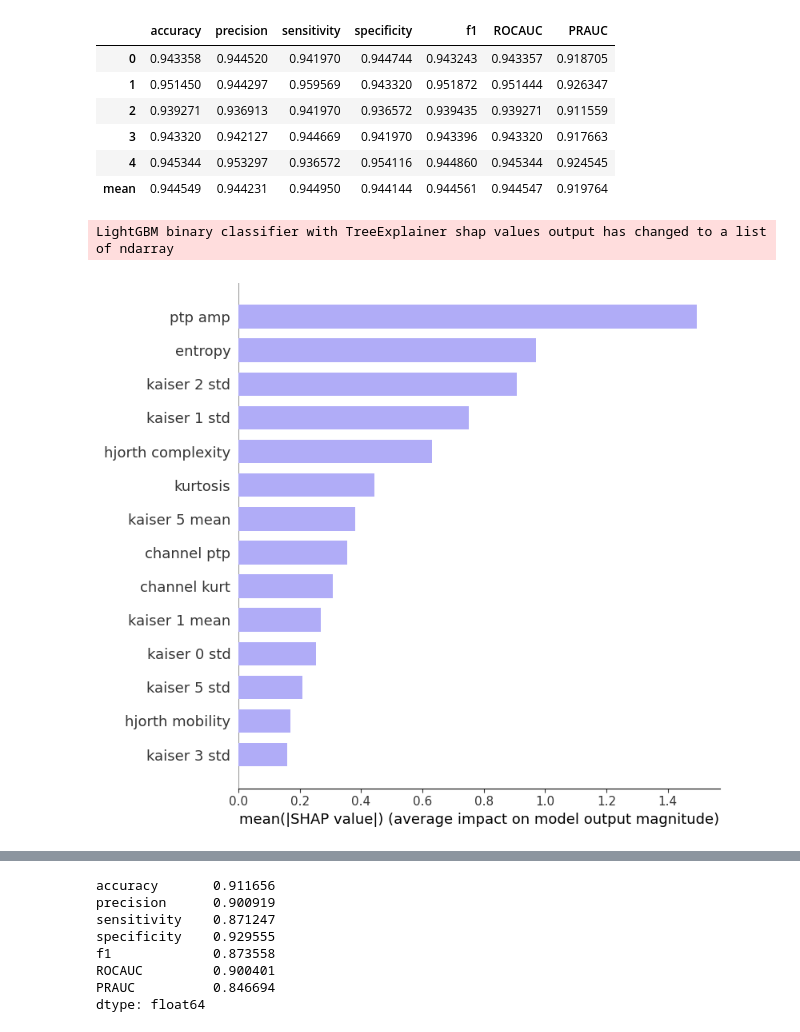
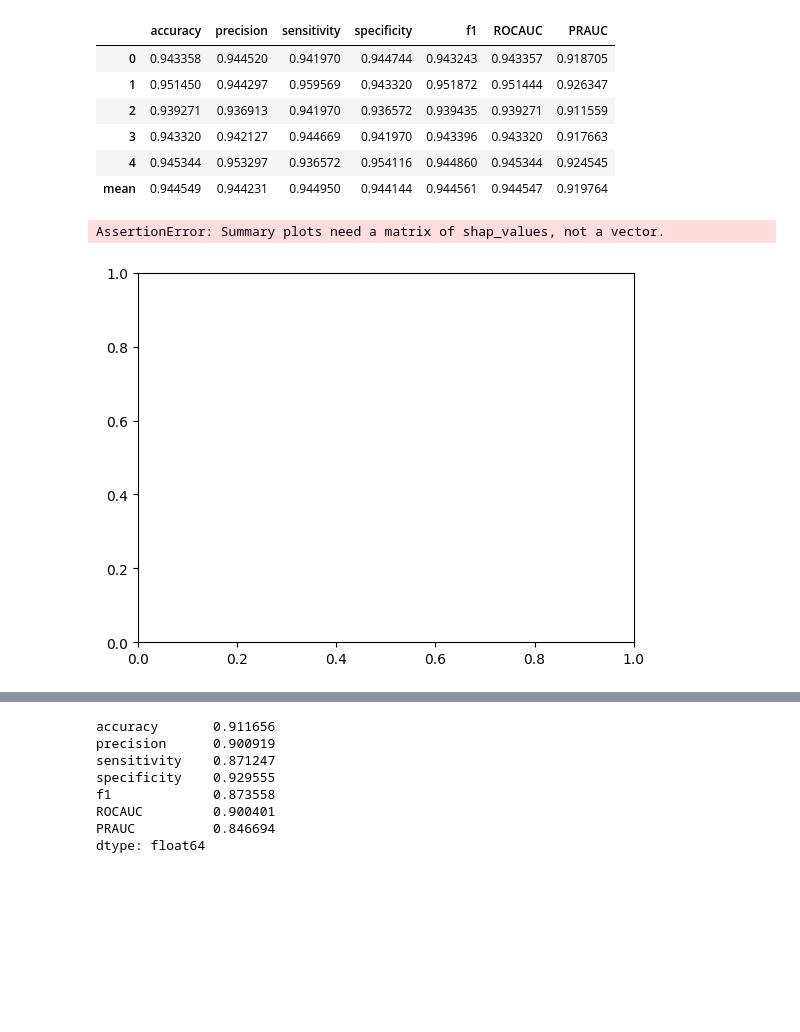
Before and after one commit to kohlia123/Senior-Design, a Jupyter notebook: final_pipeline.ipynb, the cells around one changed output, grey strips where cells are left out. Saved outputs shown, nothing was run; the diff lists cells and outputs as text; code cells hidden in the pictures; blank space fills up the shorter version.

```diff
--- a/final_pipeline.ipynb
+++ b/final_pipeline.ipynb
@@ -350,13 +350,13 @@ Model saved as nirlab_ied_model.joblib
 # %%
 # use shap to explain model predictions
 explainer = shap.TreeExplainer(model)
 shap_values = explainer.shap_values(x_test_fold)
 plt.grid(False)
 new_names = ['kaiser 1 std', 'kaiser 2 std', 'channel ptp', 'ptp amp', 'hjorth mobility', 'hjorth complexity', 'kaiser 3 std', 'channel kurt', 'kaiser 5 mean', 'kaiser 0 std', 'kurtosis', 'kaiser 1 mean', 'kaiser 5 std', 'entropy']
-shap.summary_plot(shap_values[1], x_test_fold, plot_type='bar', color='#b0acf7', feature_names=new_names)
+shap.summary_plot(shap_values, x_test_fold, plot_type='bar', color='#b0acf7', feature_names=new_names)
 # %% [output]
-LightGBM binary classifier with TreeExplainer shap values output has changed to a list of ndarray
+AssertionError: Summary plots need a matrix of shap_values, not a vector.
-[figure, old version]
+[figure, new version]
 # %%
 # leave one subject out cross validation
 loo_metrics = {'accuracy': [], 'precision': [], 'sensitivity': [], 'specificity': [],'f1': [], 'ROCAUC': [], 'PRAUC': []}
```
